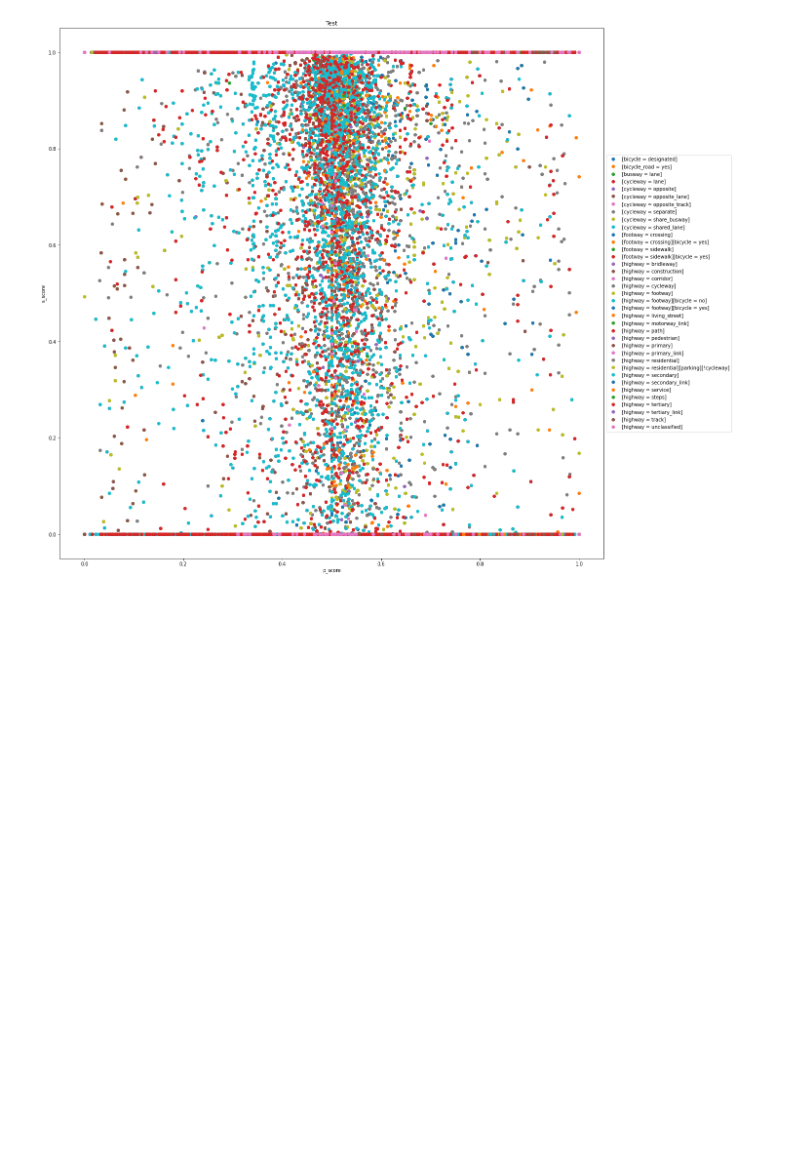
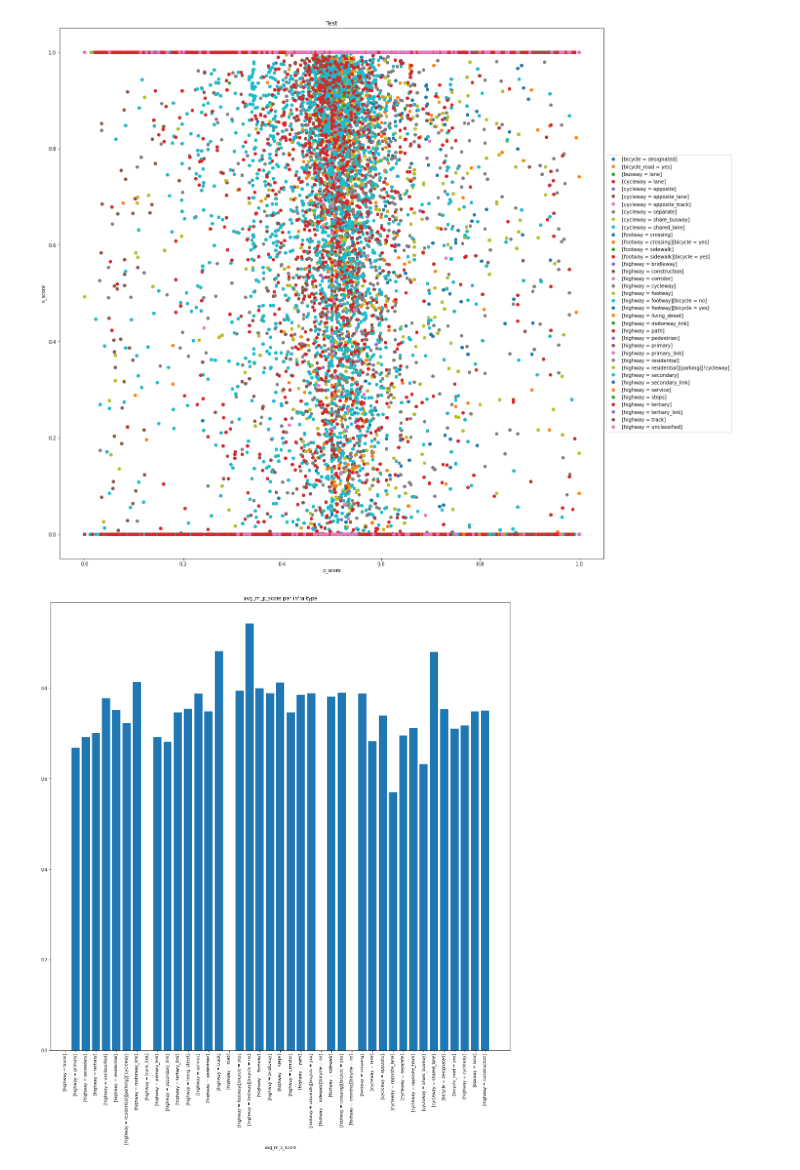
Before and after one commit to ADSP22-WhyDoesNoOneCycleHere/Safety-Assessment, a Jupyter notebook: notebooks/Box_and_Scatter.ipynb, the cells around one changed output. Saved outputs shown, nothing was run; the diff lists cells and outputs as text; code cells hidden in the pictures; blank space fills up the shorter version.

Commit message:
Added functionality for bar-plots

```diff
--- a/notebooks/Box_and_Scatter.ipynb
+++ b/notebooks/Box_and_Scatter.ipynb
@@ -11,6 +11,9 @@ import math
 engine = create_engine('postgresql+psycopg2://simra:simra12345simra@localhost/simra')
 query = 'select * from "SimRaAPI_osmwayslegs" where count>0 and infra_type is not null;'
 df1 = pd.read_sql(query, engine)
+
+query2 = 'select * from "infra_type_scores";'
+df2 = pd.read_sql(query2, engine)
 
 # Create new dataframe where every leg has one infra-type assigned (dataframe can contain duplicates of legs, but infra-types will be different)
 pl = []
@@ -73,6 +76,15 @@ def boxplot_helper(score):
         i+=1
 
     plt.savefig(f'{score}-Boxplots.png')
+
+# Helper function for creating bar-plots of every infra-type for a specified score -> saves to .png in notebooks folder (uses aggregated scores from infra_type_scores)
+def barplot_helper(score):
+    plt.rcParams["figure.figsize"] = (20,20)
+    plt.bar(df2.infra_type, df2[score])
+    plt.xticks(rotation=90)
+    plt.ylabel(score)
+    plt.title(f'{score} per infra-type')
+    plt.savefig(f'{score}-Barplots.png')
 # %%
 boxplot_helper('p_score')
 # %% [output]
@@ -89,3 +101,7 @@ boxplot_helper('s_score')
 scatter_helper('p_score','s_score','Test')
 # %% [output]
 [figure]
+# %%
+barplot_helper('avg_m_p_score')
+# %% [output]
+[figure, added]
```
